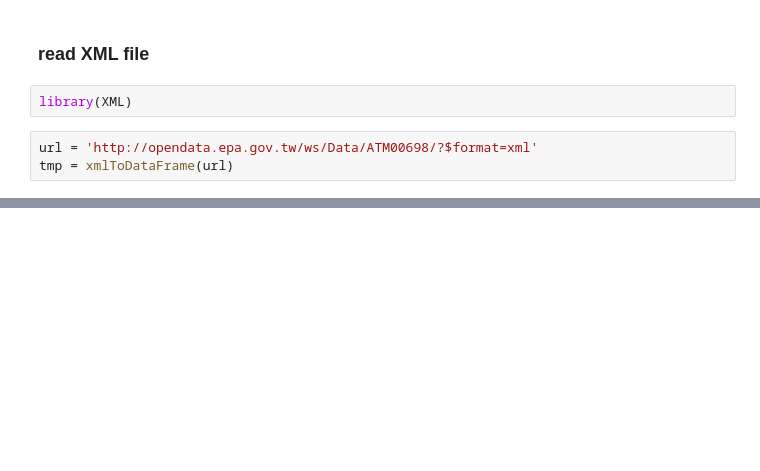
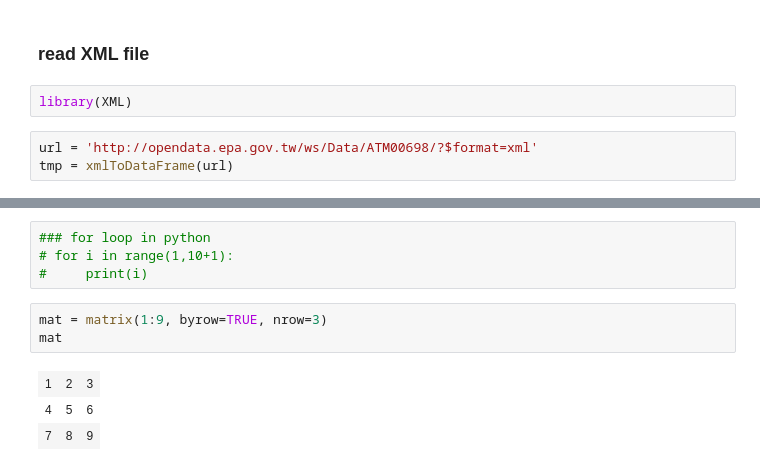
Before and after one commit to YuHsuanLin/riii, a Jupyter notebook: cb102/cb102_20180814.ipynb, the cells around one changed output, grey strips where cells are left out. Cells and saved outputs as stored; diff of their text form; blank space fills up the shorter version.

```diff
--- a/cb102/cb102_20180814.ipynb
+++ b/cb102/cb102_20180814.ipynb
@@ -175,0 +244,11 @@ head(tmp)
+# %%
+### for loop in python
+# for i in range(1,10+1):
+#     print(i)
+# %%
+mat = matrix(1:9, byrow=TRUE, nrow=3)
+mat
+# %% [output]
+| 1 | 2 | 3 |
+| 4 | 5 | 6 |
+| 7 | 8 | 9 |
```
Also changed, not shown: parts of 17 cells of this notebook.
